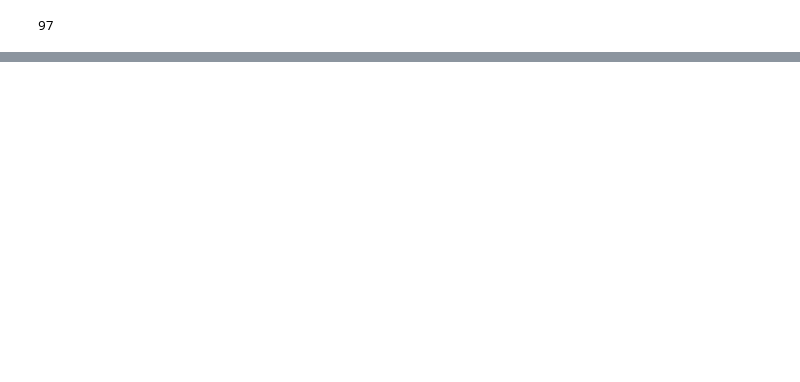
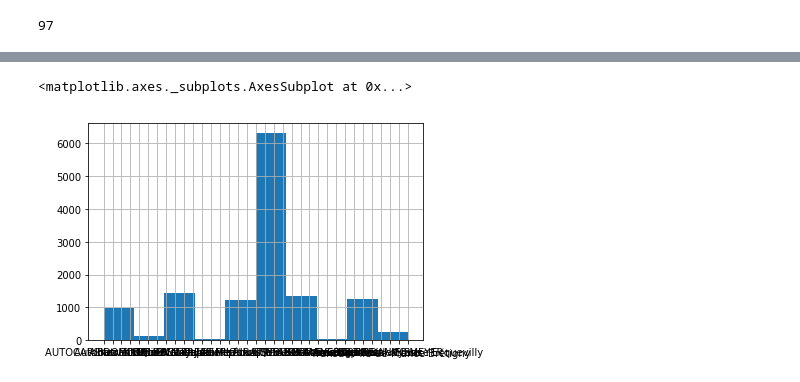
Before and after one commit to Jungle-Bus/ref-fr-STIF, a Jupyter notebook: audit_routepoints/analyse_routepoints.ipynb, the cells around one changed output, grey strips where cells are left out. Saved outputs shown, nothing was run; the diff lists cells and outputs as text; code cells hidden in the pictures; blank space fills up the shorter version.

Commit message:
audit routepoints - indices de confiance

```diff
--- a/audit_routepoints/analyse_routepoints.ipynb
+++ b/audit_routepoints/analyse_routepoints.ipynb
@@ -11,10 +12,10 @@ for c in gtfs_routepoints.columns:
     new_col = "gtfs_" + c
     gtfs_routepoints.rename(columns={c: new_col}, inplace=True)
 
-routepoints = osm_routepoints.merge(
-                    gtfs_routepoints, how='inner',
-                    left_on=["osm_osm:ref:FR:STIF", "osm_osm:ref:FR:STIF:ExternalCode_Line"],
-                    right_on=["gtfs_ZDEr_ID_REF_A", "gtfs_route_id"]
+routepoints = gtfs_routepoints.merge(
+                    osm_routepoints, how='inner',
+                    right_on=["osm_osm:ref:FR:STIF", "osm_osm:ref:FR:STIF:ExternalCode_Line"],
+                    left_on=["gtfs_ZDEr_ID_REF_A", "gtfs_route_id"]
                )
-routepoints.head()
+len(routepoints)
 # %% [output]
@@ -56,0 +39,7 @@ routepoints_strict
+# %%
+routepoints['gtfs_agency_name'].hist()
+
+#todo : lire la doc de matplotlib pour faire un graphe où on voit les légendes
+# %% [output]
+<matplotlib.axes._subplots.AxesSubplot at 0x...>
+[figure, added]
```
Also changed, not shown: parts of 13 cells of this notebook, 2 other files.
